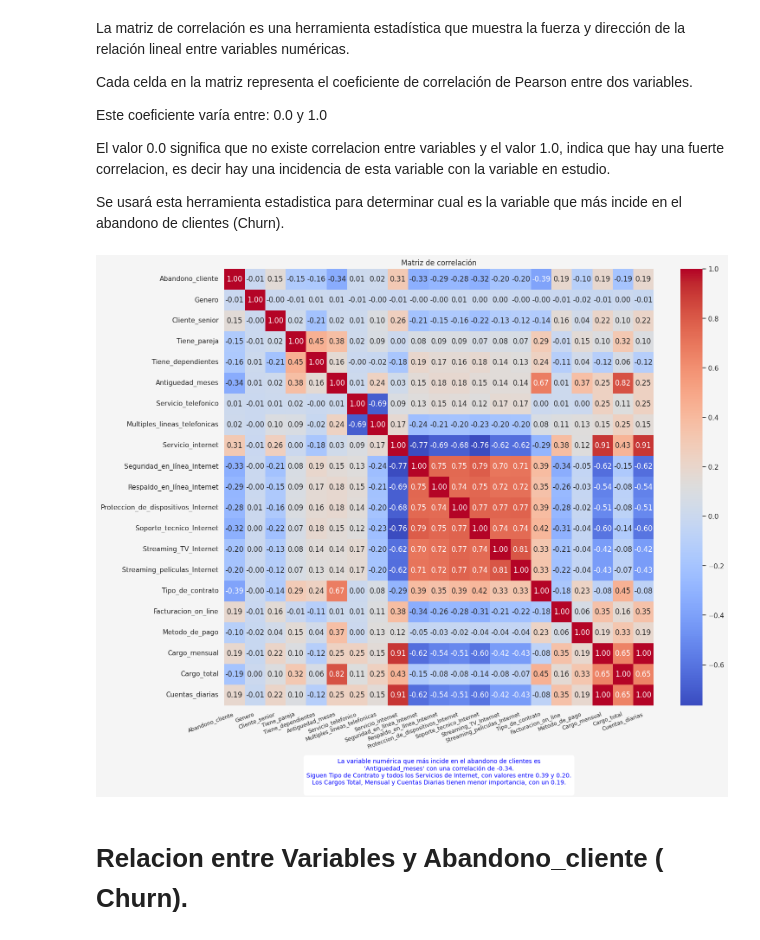
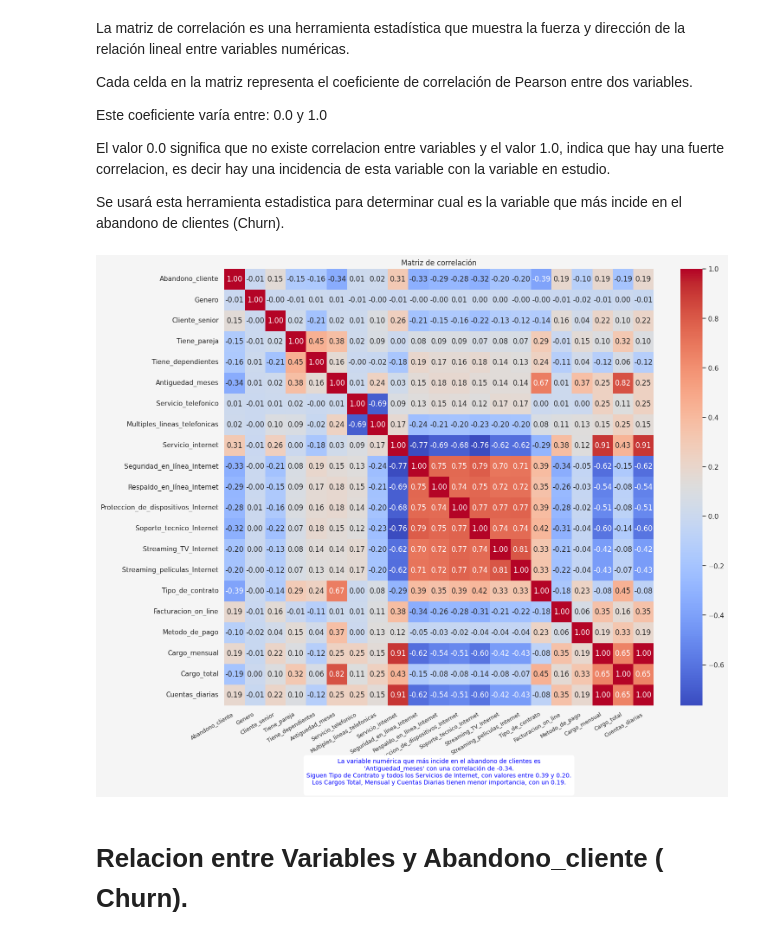
Before and after one commit to Gameto2025/Primer_Desafio_TelecomX, a Jupyter notebook: Primer_Desafio__TelecomX.ipynb, the cells around one changed output. Saved outputs shown, nothing was run; the diff lists cells and outputs as text; code cells hidden in the pictures.

```diff
--- a/Primer_Desafio__TelecomX.ipynb
+++ b/Primer_Desafio__TelecomX.ipynb
@@ -973,35 +973,35 @@ variables = ['Abandono_cliente', 'Genero', 'Cliente_senior', 'Tiene_pareja',
        'Proteccion_de_dispositivos_Internet', 'Soporte_tecnico_Internet',
        'Streaming_TV_Internet', 'Streaming_peliculas_Internet',
        'Tipo_de_contrato', 'Facturacion_on_line', 'Metodo_de_pago',
        'Cargo_mensual', 'Cargo_total', 'Cuentas_diarias']
 correlaciones = df[variables].corr()
 
 plt.figure(figsize=(16, 16))
 ax = sns.heatmap(correlaciones, annot=True, cmap='coolwarm', fmt=".2f")
 ax.set_facecolor('#f5f5f5')
 plt.gca().set_facecolor('#f5f5f5')
 plt.gcf().set_facecolor('#f5f5f5')
-plt.xticks(rotation=20, ha='right', fontsize=9)
+plt.xticks(rotation=30, ha='right', fontsize=9)
 plt.title("Matriz de correlación")
 
 plt.subplots_adjust(bottom=0.25)
 
 plt.text(
     0.5, -0.12,
     (
         "La variable numérica que más incide en el abandono de clientes es\n"
         "'Antiguedad_meses' con una correlación de -0.34.\n"
          "Siguen Tipo de Contrato y todos los Servicios de Internet, con valores entre 0.39 y 0.20.\n"
         "Los Cargos Total, Mensual y Cuentas Diarias tienen menor importancia, con un 0.19.\n"
     ),
     ha='center', va='top',
     fontsize=10, color='blue',
     bbox=dict(facecolor='white', edgecolor='none', boxstyle='round,pad=0.5'),
     transform=plt.gca().transAxes
 )
 plt.show()
 # %% [output]
-[figure, old version]
+[figure, new version]
 # %% [markdown]
 # Relacion entre Variables y Abandono_cliente ( Churn).
 # %% [markdown]
```
Also changed, not shown: parts of 15 cells of this notebook.
